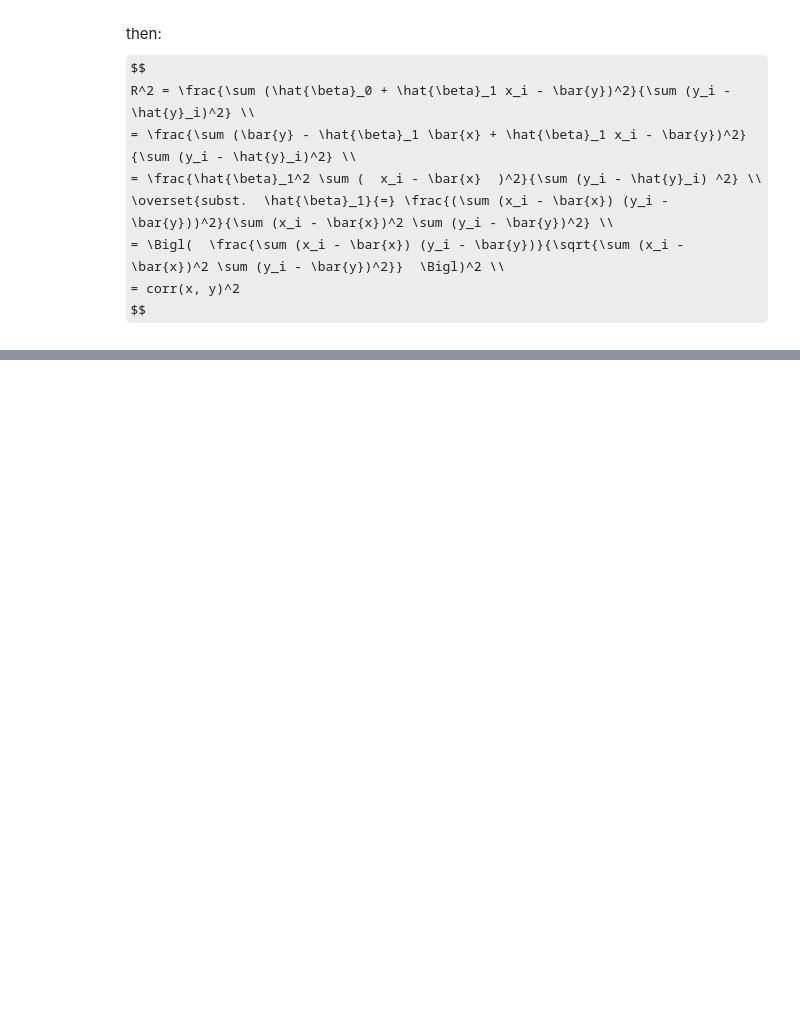
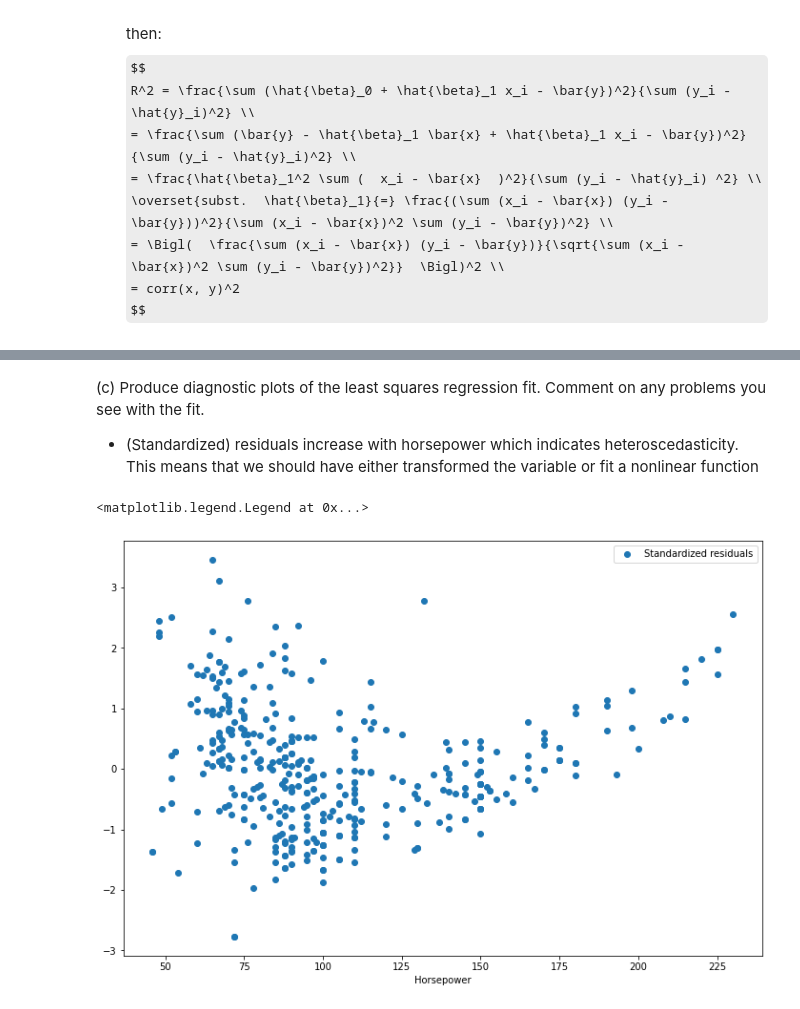
Before and after one commit to bartkowiaktomasz/introduction-to-statistical-learning-python, a Jupyter notebook: notebooks/Chapter_3.ipynb, the cells around one changed output, grey strips where cells are left out. Drawn from its saved outputs; the diff is of its cells as text; code cells hidden in the pictures; some formulas as TeX source; blank space fills up the shorter version.

```diff
--- a/notebooks/Chapter_3.ipynb
+++ b/notebooks/Chapter_3.ipynb
@@ -87,0 +176,12 @@ $$
+# %% [markdown]
+(c) Produce diagnostic plots of the least squares regression fit. Comment on any problems you see with the fit.
+- (Standardized) residuals increase with horsepower which indicates heteroscedasticity. This means that we should have either transformed the variable or fit a nonlinear function
+# %%
+influence_df = results.get_influence().summary_frame()
+_, ax = plt.subplots(1, 1, figsize=(12, 8))
+ax.scatter(auto_df.horsepower, influence_df.standard_resid, label="Standardized residuals")
+ax.set_xlabel("Horsepower")
+ax.legend()
+# %% [output]
+<matplotlib.legend.Legend at 0x...>
+[figure, added]
```
Also changed, not shown: parts of 28 cells of this notebook.
